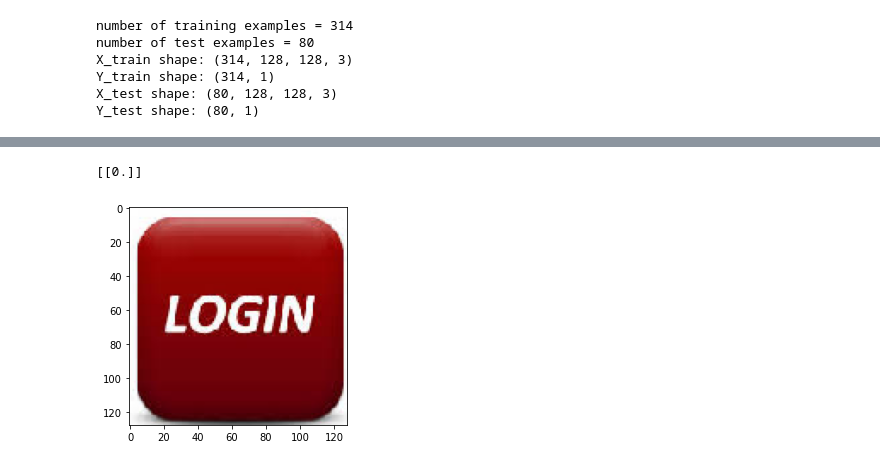
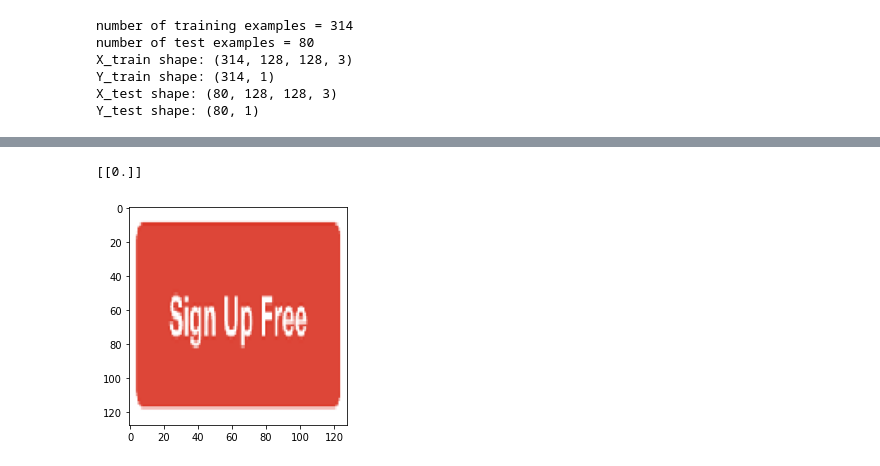
Before and after one commit to Zubair2019/Test1, a Jupyter notebook: modelHappy.ipynb, the cells around one changed output, grey strips where cells are left out. Saved outputs shown, nothing was run; the diff lists cells and outputs as text; code cells hidden in the pictures.

```diff
--- a/modelHappy.ipynb
+++ b/modelHappy.ipynb
@@ -113,5 +113,5 @@ happyModel = HappyModel(X_train.shape[1:])
 # %%
 happyModel.compile(optimizer = "adam", loss = "binary_crossentropy", metrics = ["accuracy"])
 # %%
-happyModel.fit(x = X_train, y = Y_train, epochs = 300, batch_size = 16)
+happyModel.fit(x = X_train, y = Y_train, epochs = 400, batch_size = 16)
 # %% [output]
@@ -147,15 +147,15 @@ Test Accuracy = 0.9750000238418579
 # %%
 ### START CODE HERE ###
-img_path = 'login7.jpeg'
+img_path = 'signup4.png'
 ### END CODE HERE ###
 img = image.load_img(img_path, target_size=(128, 128))
 imshow(img)
 
 x = image.img_to_array(img)
 x = np.expand_dims(x, axis=0)
 x = preprocess_input(x)
 
 print(happyModel.predict(x))
 # %% [output]
 [[0.]]
-[figure, old version]
+[figure, new version]
```
Also changed, not shown: parts of 2 cells of this notebook.
